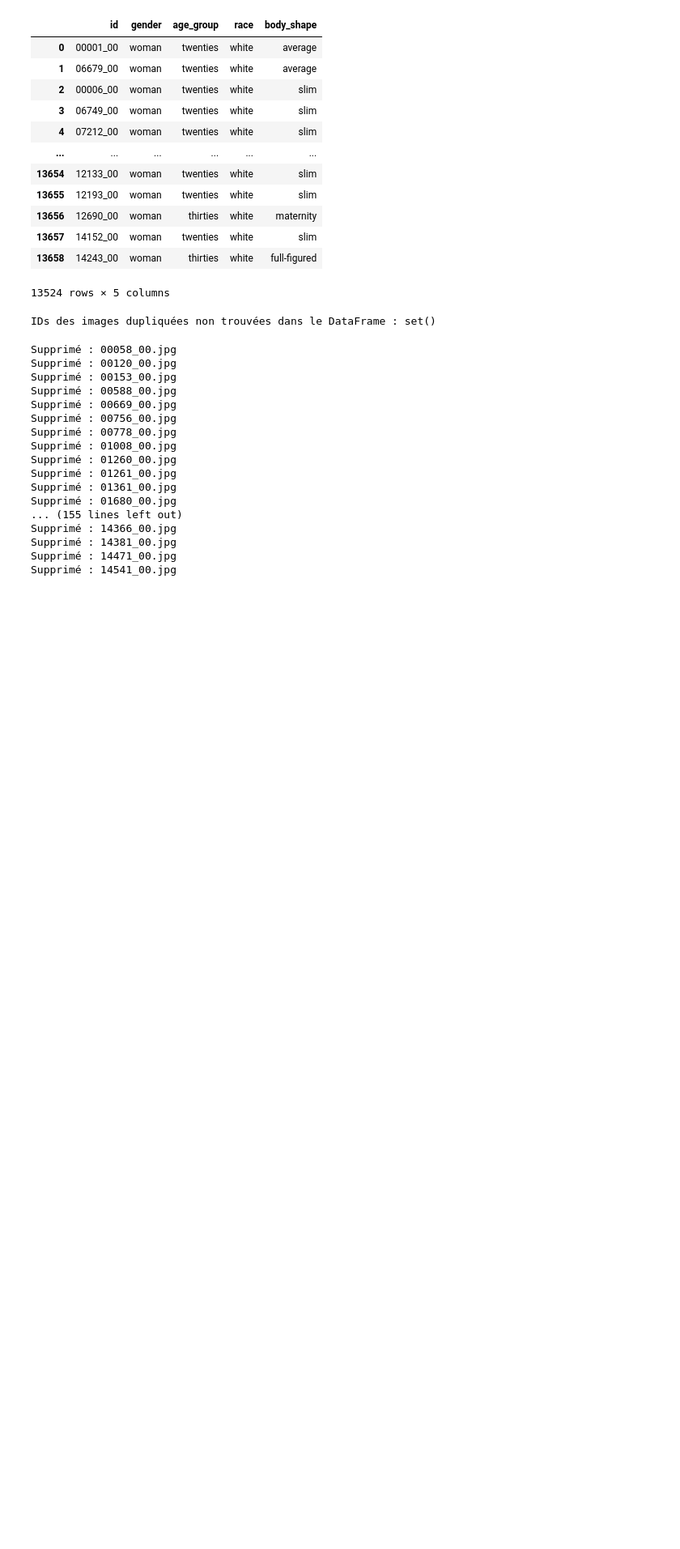
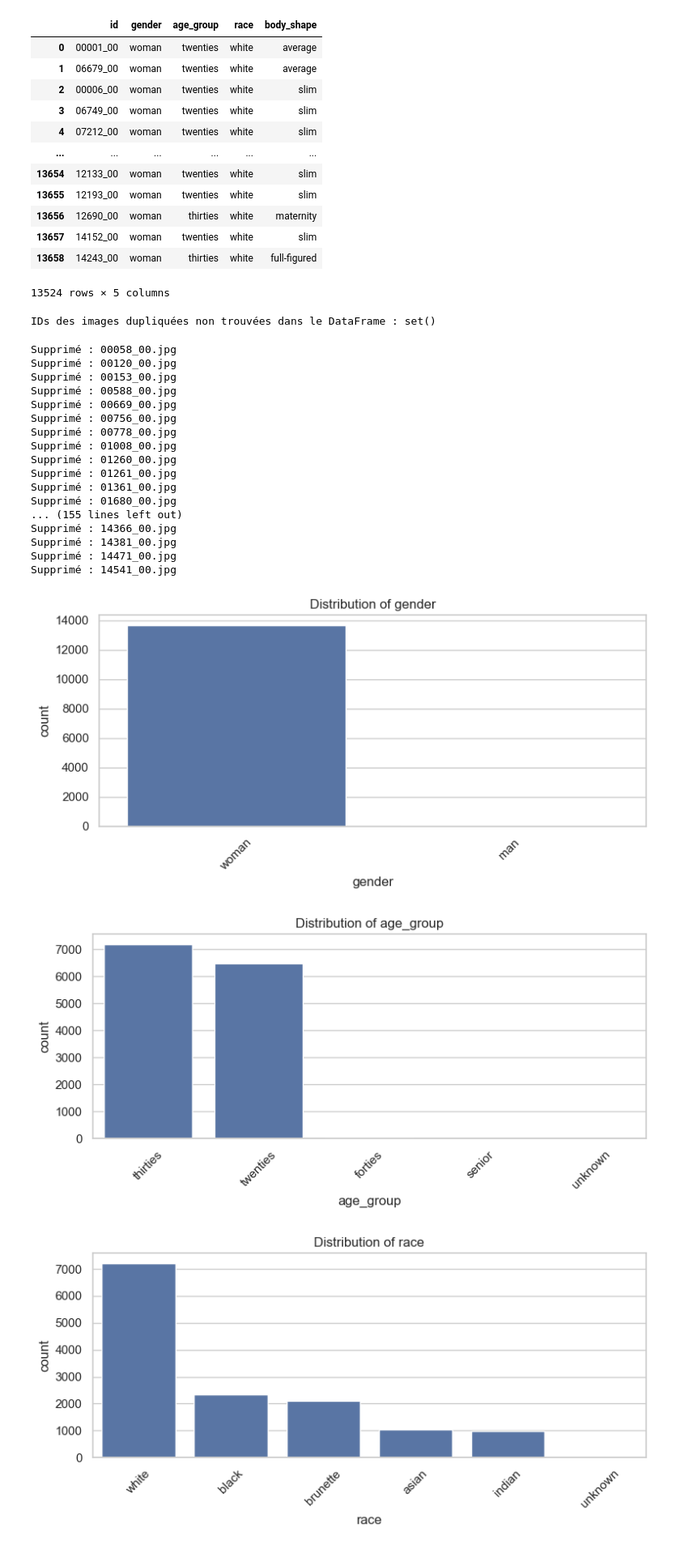
Before and after one commit to Idir6380/PFE, a Jupyter notebook: preprocessing/preprocess.ipynb, the cells around one changed output. Shown at 81% size. Drawn from its saved outputs; the diff is of its cells as text; code cells hidden in the pictures; blank space fills up the shorter version.

```diff
--- a/preprocessing/preprocess.ipynb
+++ b/preprocessing/preprocess.ipynb
@@ -306,3 +310,13 @@ Supprimé : 14366_00.jpg
 Supprimé : 14381_00.jpg
 Supprimé : 14471_00.jpg
 Supprimé : 14541_00.jpg
+# %%
+import sys
+sys.path.append('..')  # ajoute le dossier parent au path
+from utils.plot import analyze_demographic_distribution
+df = pd.read_csv('./labels.csv')
+analyze_demographic_distribution(df)
+# %% [output]
+[figure, added]
+[figure, added]
+[figure, added]
```
Also changed, not shown: parts of 4 cells of this notebook, 5 other files.
